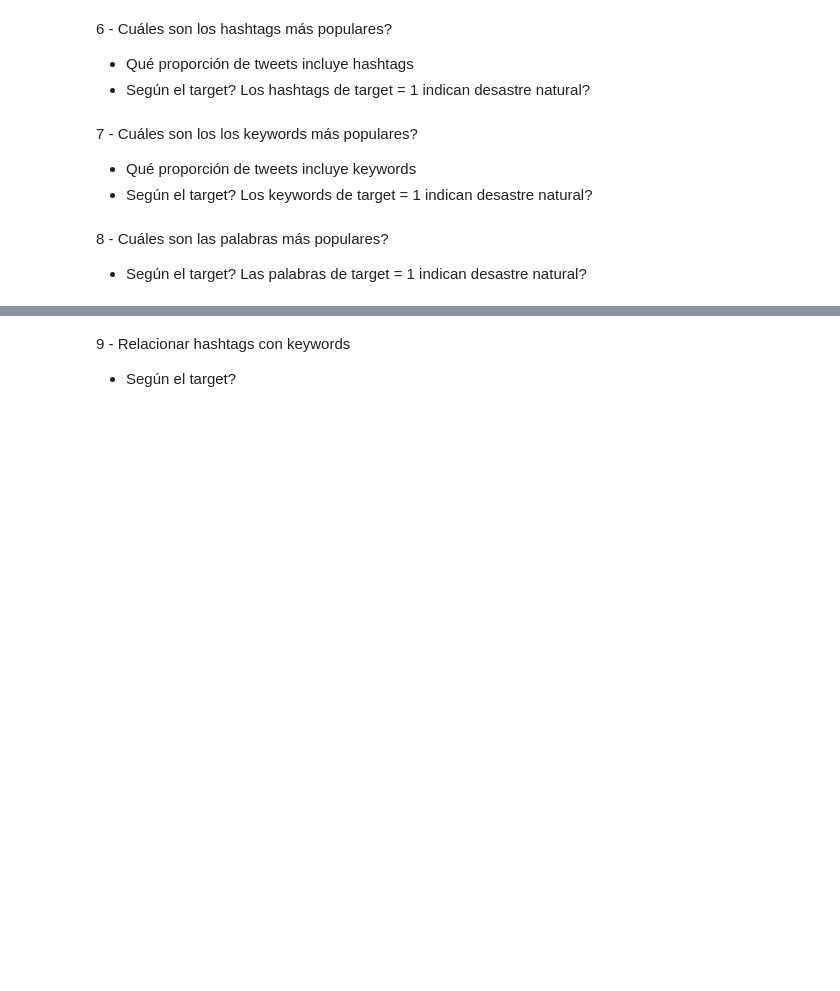
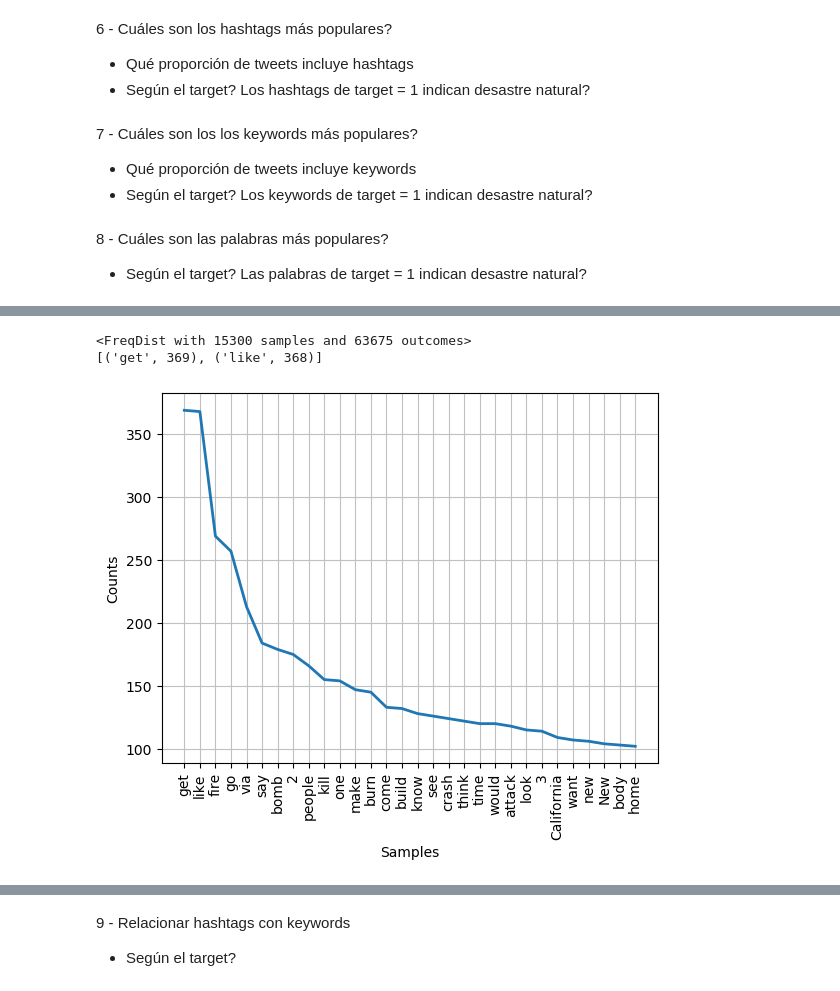
Before and after one commit to patopizzini/Organizacion_Datos_1C2020, a Jupyter notebook: TP1/TP1_JM.ipynb, the cells around one changed output, grey strips where cells are left out. Drawn from its saved outputs; the diff is of its cells as text; code cells hidden in the pictures; blank space fills up the shorter version.

```diff
--- a/TP1/TP1_JM.ipynb
+++ b/TP1/TP1_JM.ipynb
@@ -397,0 +436,16 @@ ax.legend(ncol=2, loc="lower right", frameon=True)
+# %%
+#Obtenemos los lemas y graficamos
+lem = WordNetLemmatizer()
+tweets_words_filtered_lemmatized=[]
+for word in tweets_words_filtered:
+    tweets_words_filtered_lemmatized.append(lem.lemmatize(word,"v"))
+
+fdist = FreqDist(tweets_words_filtered_lemmatized)
+print(fdist)
+print(fdist.most_common(2))
+fdist.plot(30,cumulative=False)
+plt.show()
+# %% [output]
+<FreqDist with 15300 samples and 63675 outcomes>
+[('get', 369), ('like', 368)]
+[figure, added]
```
Also changed, not shown: parts of 19 cells of this notebook.
